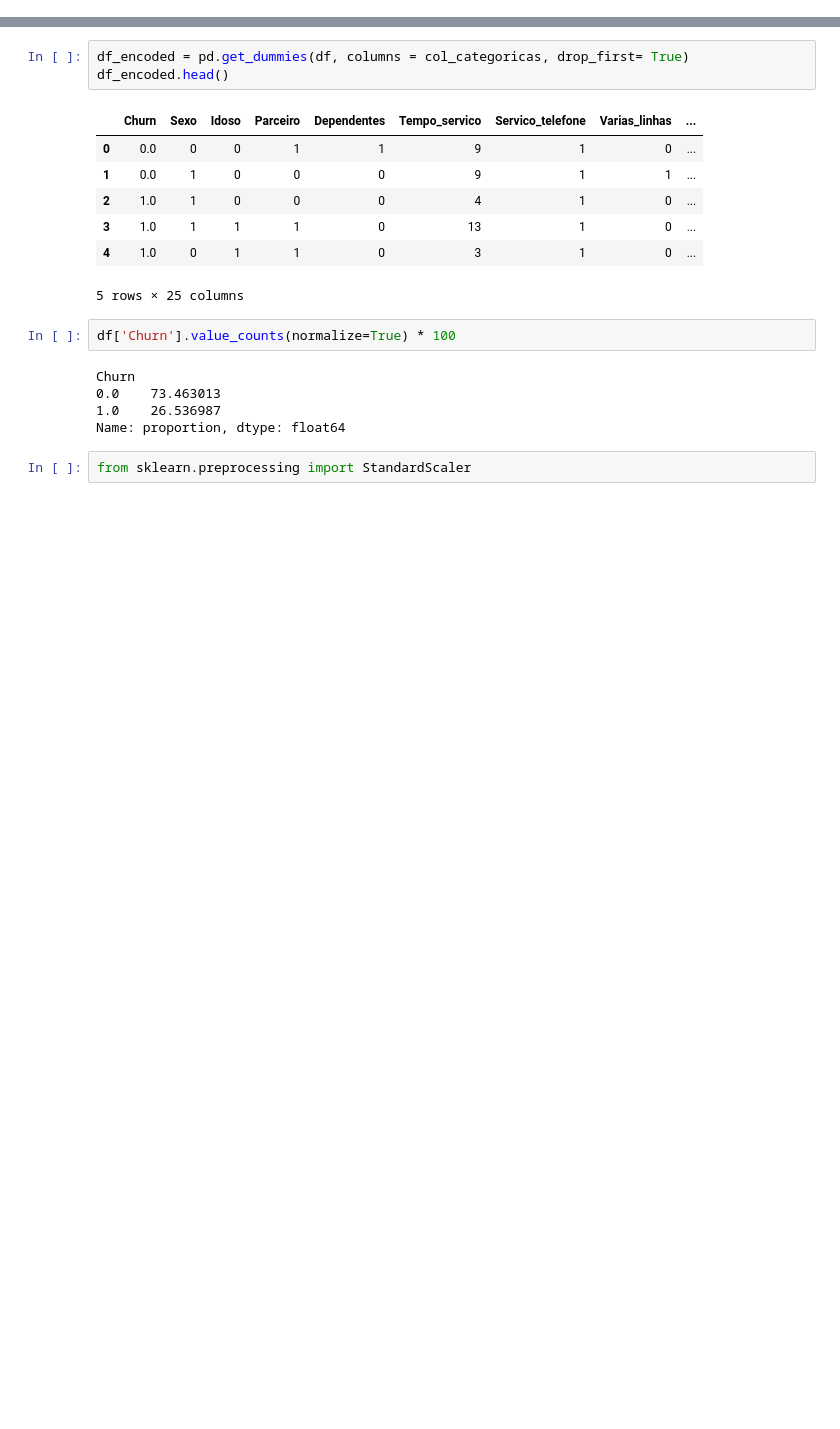
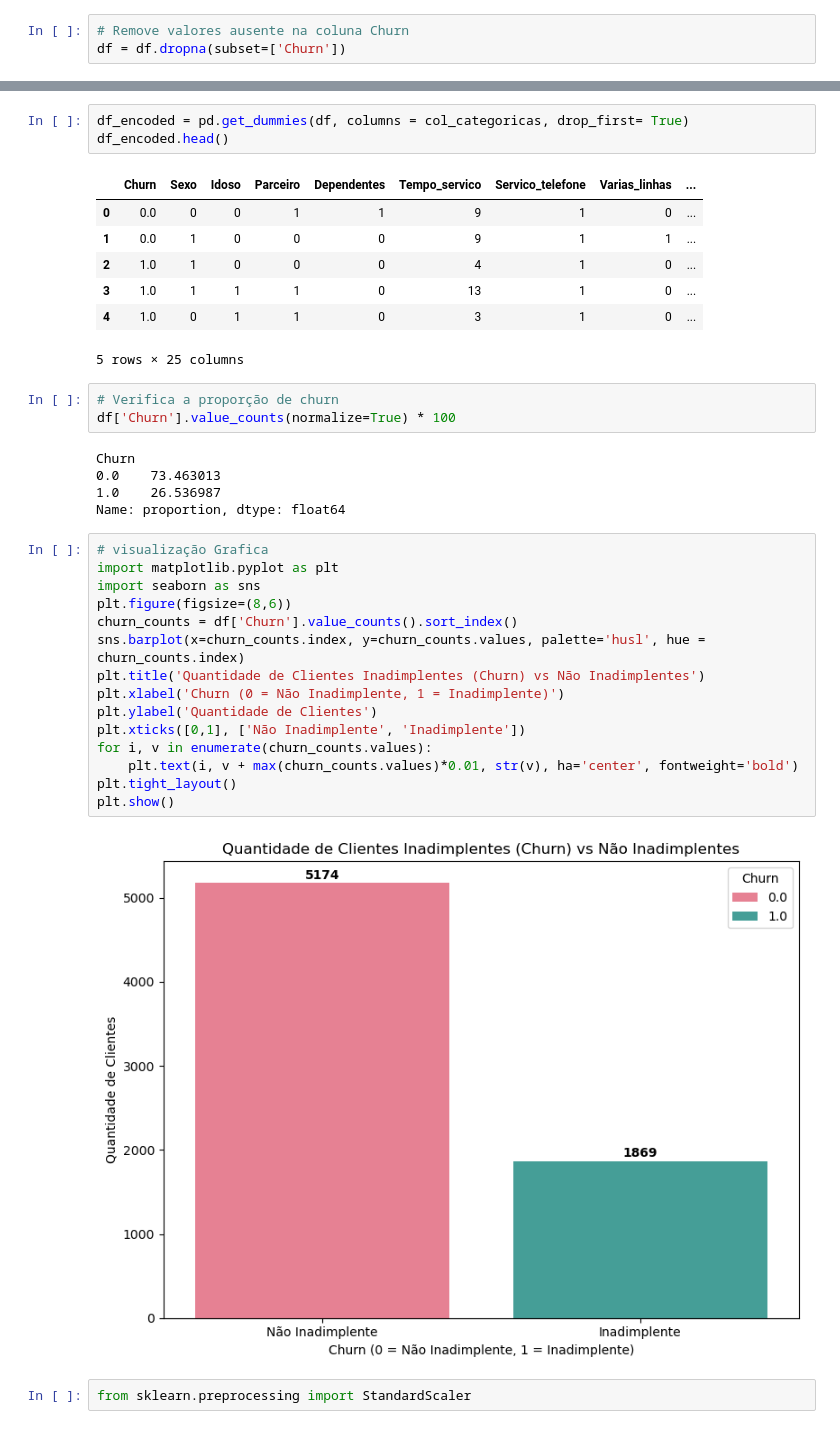
Before and after one commit to TheD4rkNss/Challenge-Telecom-X-parte-2, a Jupyter notebook: Telecom_X_BR.ipynb, the cells around one changed output, grey strips where cells are left out. Saved outputs shown, nothing was run; the diff lists cells and outputs as text; blank space fills up the shorter version.

```diff
--- a/Telecom_X_BR.ipynb
+++ b/Telecom_X_BR.ipynb
@@ -94,6 +94,9 @@ print(missing_data[missing_data > 0])
 # %% [output]
 Churn    224
 dtype: int64
+# %%
+# Remove valores ausente na coluna Churn
+df = df.dropna(subset=['Churn'])
 # %%
 # Destribuição da variavel alvo
 
@@ -146,12 +149,30 @@ df_encoded.head()
 | 4 | 1.0 | 0 | 1 | 1 | 0 | 3 | 1 | 0 | ... |
 5 rows × 25 columns
 # %%
+# Verifica a proporção de churn
 df['Churn'].value_counts(normalize=True) * 100
 # %% [output]
 Churn
 0.0    73.463013
 1.0    26.536987
 Name: proportion, dtype: float64
+# %%
+# visualização Grafica
+import matplotlib.pyplot as plt
+import seaborn as sns
+plt.figure(figsize=(8,6))
+churn_counts = df['Churn'].value_counts().sort_index()
+sns.barplot(x=churn_counts.index, y=churn_counts.values, palette='husl', hue = churn_counts.index)
+plt.title('Quantidade de Clientes Inadimplentes (Churn) vs Não Inadimplentes')
+plt.xlabel('Churn (0 = Não Inadimplente, 1 = Inadimplente)')
+plt.ylabel('Quantidade de Clientes')
+plt.xticks([0,1], ['Não Inadimplente', 'Inadimplente'])
+for i, v in enumerate(churn_counts.values):
+    plt.text(i, v + max(churn_counts.values)*0.01, str(v), ha='center', fontweight='bold')
+plt.tight_layout()
+plt.show()
+# %% [output]
+[figure, added]
 # %%
 from sklearn.preprocessing import StandardScaler
 # %%
```
Also changed, not shown: parts of 17 cells of this notebook.
